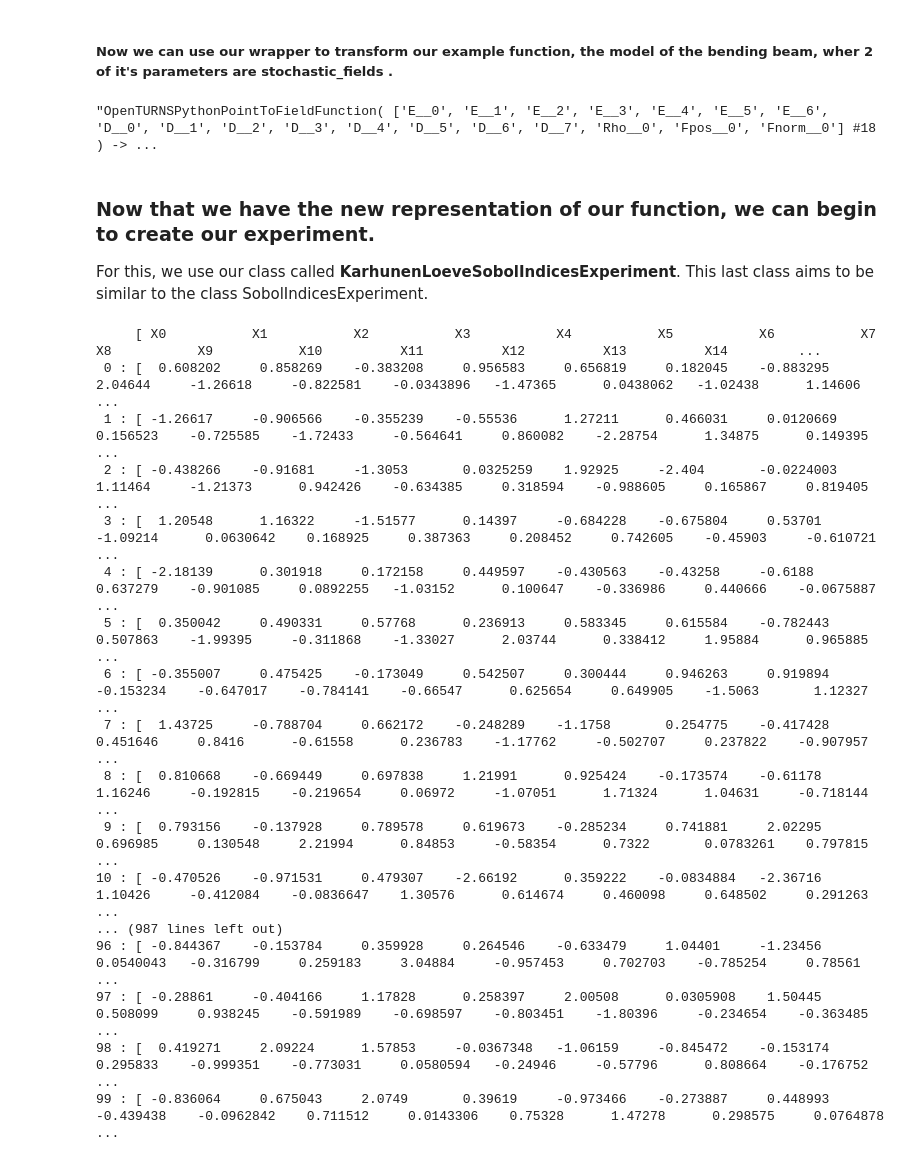
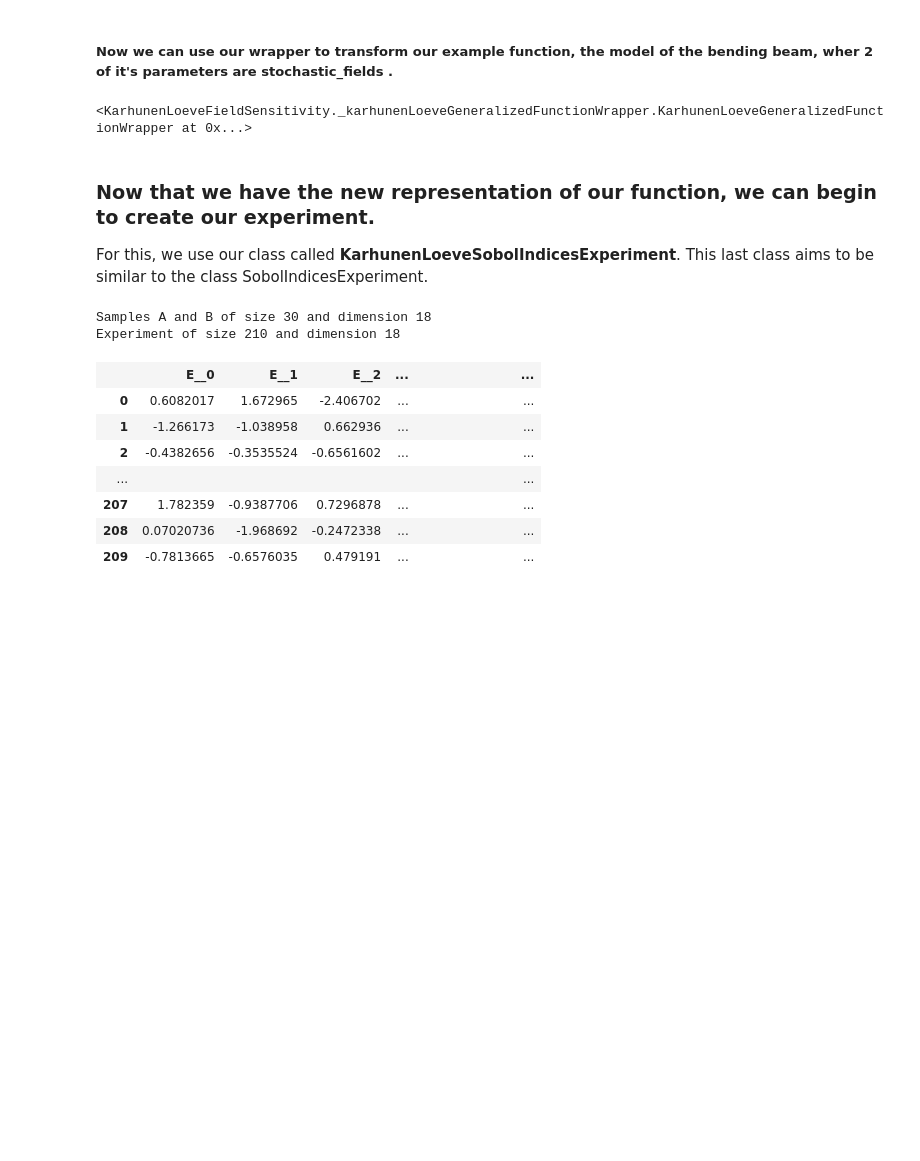
Before and after one commit to Kramer84/KarhunenLoeveFieldSensitivity, a Jupyter notebook: openTURNSExt/UsageExampleBeam.ipynb, the cells around one changed output. Saved outputs shown, nothing was run; the diff lists cells and outputs as text; code cells hidden in the pictures; blank space fills up the shorter version.

```diff
--- a/openTURNSExt/UsageExampleBeam.ipynb
+++ b/openTURNSExt/UsageExampleBeam.ipynb
@@ -166,7 +150,7 @@ import SobolIndicesAlgorithmField as siaf
 our base is a list of Karhunen Loeve Results. This will be passed into a contructor called AggregatedKarhunenLoeveResults. This  class is necessary as it is used to pass between the one dimensional space of the KarhunenLoeve Coefficients to the arbitrary dimension of the field linked to it.
 This class keeps all the data about the decomposition and allows to work on lists of processes
 # %%
-AggregatedKLObj = siaf.AggregatedKarhunenLoeveResults(listOfKLRes)
+AggregatedKLObj = klfs.AggregatedKarhunenLoeveResults(listOfKLRes)
 # %%
 # Now we only need a vector of centered normal distributions to mimic the entire behaviour of our 2 fields
 # and 3 random variables
@@ -180,11 +163,11 @@ PureBeam.convertSinglInputs = convertInputs #overloading the method to pass from
 # %%
 # Now that we have our function, we can pass it in our wrapper!
-FUNC = siaf.KarhunenLoeveGeneralizedFunctionWrapper(AggregatedKarhunenLoeveResults=AggregatedKLObj,
+FUNC = klfs.KarhunenLoeveGeneralizedFunctionWrapper(AggregatedKarhunenLoeveResults=AggregatedKLObj,
                                              func=PureBeam.singleEval, func_sample=PureBeam.batchEval,
                                              outputDim=2)
-FUNC.__repr__()
+FUNC
 # %% [output]
-"OpenTURNSPythonPointToFieldFunction( ['E__0', 'E__1', 'E__2', 'E__3', 'E__4', 'E__5', 'E__6', 'D__0', 'D__1', 'D__2', 'D__3', 'D__4', 'D__5', 'D__6', 'D__7', 'Rho__0', 'Fpos__0', 'Fnorm__0'] #18 ) -> ...
+<KarhunenLoeveFieldSensitivity._karhunenLoeveGeneralizedFunctionWrapper.KarhunenLoeveGeneralizedFunctionWrapper at 0x...>
 # %% [markdown]
 ### Now that we have the new representation of our function, we can begin to create our experiment.
 For this, we use our class called **KarhunenLoeveSobolIndicesExperiment**. This last class aims to be similar to the class SobolIndicesExperiment.
@@ -195,21 +176,15 @@ SobolExp = siaf.KarhunenLoeveSobolIndicesExperiment(AggregatedKLObj, 100)
 # %%
 experiment = SobolExp.generate()
+experiment
 # %% [output]
-     [ X0           X1           X2           X3           X4           X5           X6           X7           X8           X9           X10          X11          X12          X13          X14         ...
- 0 : [  0.608202     0.858269    -0.383208     0.956583     0.656819     0.182045    -0.883295     2.04644     -1.26618     -0.822581    -0.0343896   -1.47365      0.0438062   -1.02438      1.14606    ...
- 1 : [ -1.26617     -0.906566    -0.355239    -0.55536      1.27211      0.466031     0.0120669    0.156523    -0.725585    -1.72433     -0.564641     0.860082    -2.28754      1.34875      0.149395   ...
- 2 : [ -0.438266    -0.91681     -1.3053       0.0325259    1.92925     -2.404       -0.0224003    1.11464     -1.21373      0.942426    -0.634385     0.318594    -0.988605     0.165867     0.819405   ...
- 3 : [  1.20548      1.16322     -1.51577      0.14397     -0.684228    -0.675804     0.53701     -1.09214      0.0630642    0.168925     0.387363     0.208452     0.742605    -0.45903     -0.610721   ...
- 4 : [ -2.18139      0.301918     0.172158     0.449597    -0.430563    -0.43258     -0.6188       0.637279    -0.901085     0.0892255   -1.03152      0.100647    -0.336986     0.440666    -0.0675887  ...
- 5 : [  0.350042     0.490331     0.57768      0.236913     0.583345     0.615584    -0.782443     0.507863    -1.99395     -0.311868    -1.33027      2.03744      0.338412     1.95884      0.965885   ...
- 6 : [ -0.355007     0.475425    -0.173049     0.542507     0.300444     0.946263     0.919894    -0.153234    -0.647017    -0.784141    -0.66547      0.625654     0.649905    -1.5063       1.12327    ...
- 7 : [  1.43725     -0.788704     0.662172    -0.248289    -1.1758       0.254775    -0.417428     0.451646     0.8416      -0.61558      0.236783    -1.17762     -0.502707     0.237822    -0.907957   ...
- 8 : [  0.810668    -0.669449     0.697838     1.21991      0.925424    -0.173574    -0.61178      1.16246     -0.192815    -0.219654     0.06972     -1.07051      1.71324      1.04631     -0.718144   ...
- 9 : [  0.793156    -0.137928     0.789578     0.619673    -0.285234     0.741881     2.02295      0.696985     0.130548     2.21994      0.84853     -0.58354      0.7322       0.0783261    0.797815   ...
-10 : [ -0.470526    -0.971531     0.479307    -2.66192      0.359222    -0.0834884   -2.36716      1.10426     -0.412084    -0.0836647    1.30576      0.614674     0.460098     0.648502     0.291263   ...
-... (987 lines left out)
-96 : [ -0.844367    -0.153784     0.359928     0.264546    -0.633479     1.04401     -1.23456      0.0540043   -0.316799     0.259183     3.04884     -0.957453     0.702703    -0.785254     0.78561    ...
-97 : [ -0.28861     -0.404166     1.17828      0.258397     2.00508      0.0305908    1.50445      0.508099     0.938245    -0.591989    -0.698597    -0.803451    -1.80396     -0.234654    -0.363485   ...
-98 : [  0.419271     2.09224      1.57853     -0.0367348   -1.06159     -0.845472    -0.153174     0.295833    -0.999351    -0.773031     0.0580594   -0.24946     -0.57796      0.808664    -0.176752   ...
-99 : [ -0.836064     0.675043     2.0749       0.39619     -0.973466    -0.273887     0.448993    -0.439438    -0.0962842    0.711512     0.0143306    0.75328      1.47278      0.298575     0.0764878  ...
+Samples A and B of size 30 and dimension 18
+Experiment of size 210 and dimension 18
+|  | E__0 | E__1 | E__2 | ... |  |  |  |  |  |  |  | ... |
+| 0 | 0.6082017 | 1.672965 | -2.406702 | ... |  |  |  |  |  |  |  | ... |
+| 1 | -1.266173 | -1.038958 | 0.662936 | ... |  |  |  |  |  |  |  | ... |
+| 2 | -0.4382656 | -0.3535524 | -0.6561602 | ... |  |  |  |  |  |  |  | ... |
+| ... |  |  |  |  |  |  |  |  |  |  |  | ... |
+| 207 | 1.782359 | -0.9387706 | 0.7296878 | ... |  |  |  |  |  |  |  | ... |
+| 208 | 0.07020736 | -1.968692 | -0.2472338 | ... |  |  |  |  |  |  |  | ... |
+| 209 | -0.7813665 | -0.6576035 | 0.479191 | ... |  |  |  |  |  |  |  | ... |
 # %%
```
Also changed, not shown: parts of 17 cells of this notebook, 13 other files.
